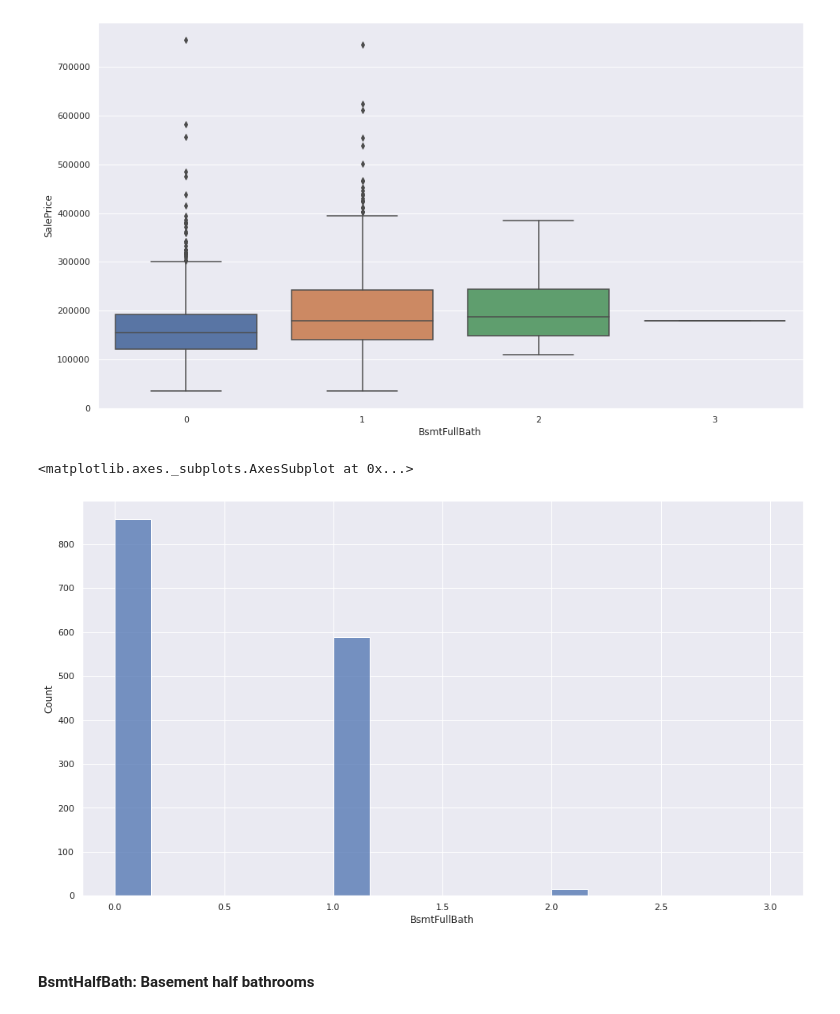
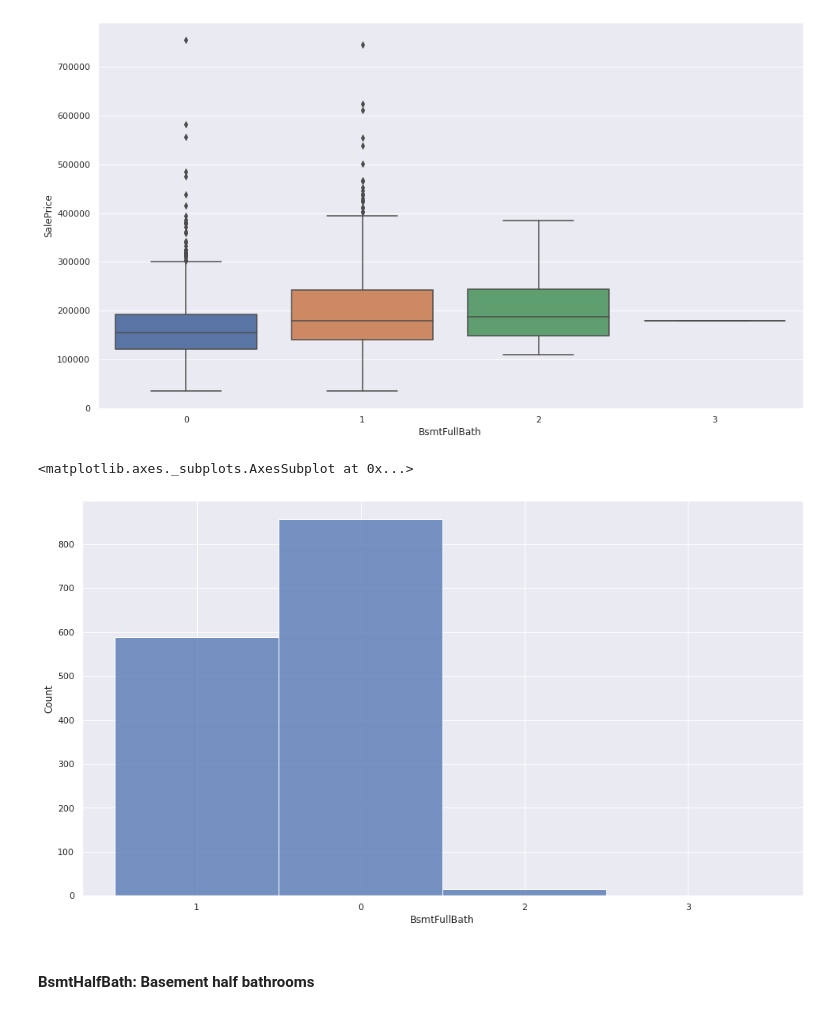
Before and after one commit to snaylix/House-prices-prediction, a Jupyter notebook: 2021-07-17_House-Prices_Prediction_01_EDA.ipynb, the cells around one changed output. Saved outputs shown, nothing was run; the diff lists cells and outputs as text; code cells hidden in the pictures.

```diff
--- a/2021-07-17_House-Prices_Prediction_01_EDA.ipynb
+++ b/2021-07-17_House-Prices_Prediction_01_EDA.ipynb
@@ -482,6 +482,7 @@ create_plot('OverallQual', 'boxplot')
 # %% [output]
 [figure]
 # %%
+df_train.OverallQual = df_train.OverallQual.astype(str)
 sns.histplot(data=df_train, x="OverallQual")
 # %% [output]
 <matplotlib.axes._subplots.AxesSubplot at 0x...>
@@ -504,6 +505,7 @@ create_plot('OverallCond', 'boxplot')
 # %% [output]
 [figure]
 # %%
+df_train.OverallCond = df_train.OverallCond.astype(str)
 sns.histplot(data=df_train, x="OverallCond")
 # %% [output]
 <matplotlib.axes._subplots.AxesSubplot at 0x...>
@@ -910,10 +912,11 @@ create_plot('BsmtFullBath', 'boxplot')
 # %% [output]
 [figure]
 # %%
+df_train.BsmtFullBath = df_train.BsmtFullBath.astype(str)
 sns.histplot(data=df_train, x="BsmtFullBath")
 # %% [output]
 <matplotlib.axes._subplots.AxesSubplot at 0x...>
-[figure, old version]
+[figure, new version]
 # %% [markdown]
 #### BsmtHalfBath: Basement half bathrooms
 # %%
```
Also changed, not shown: parts of 23 cells of this notebook.
